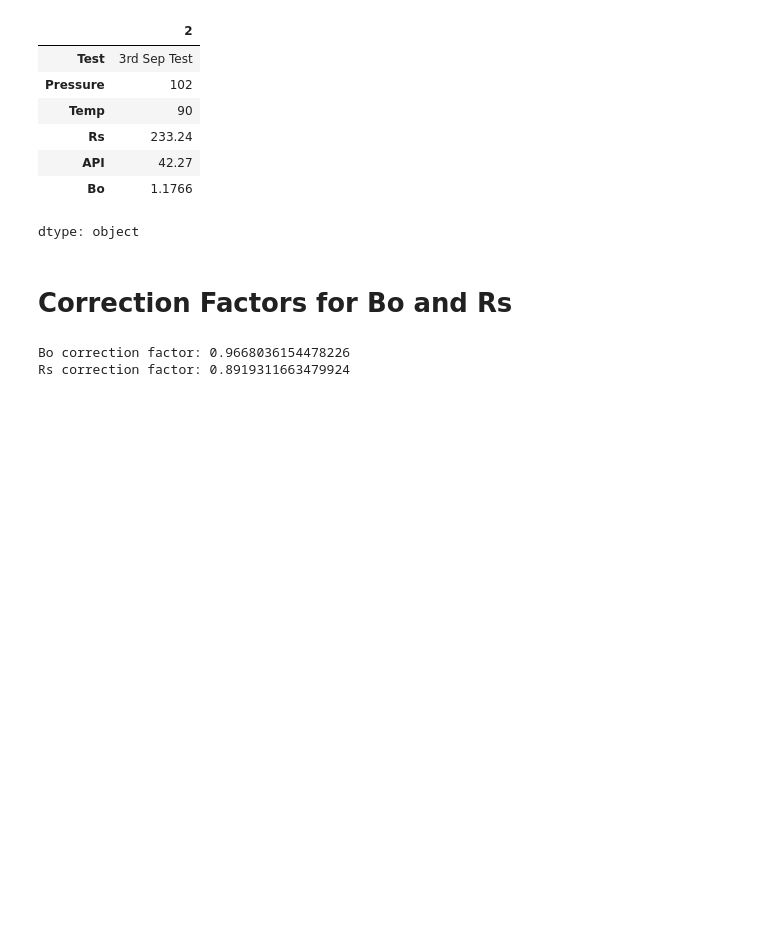
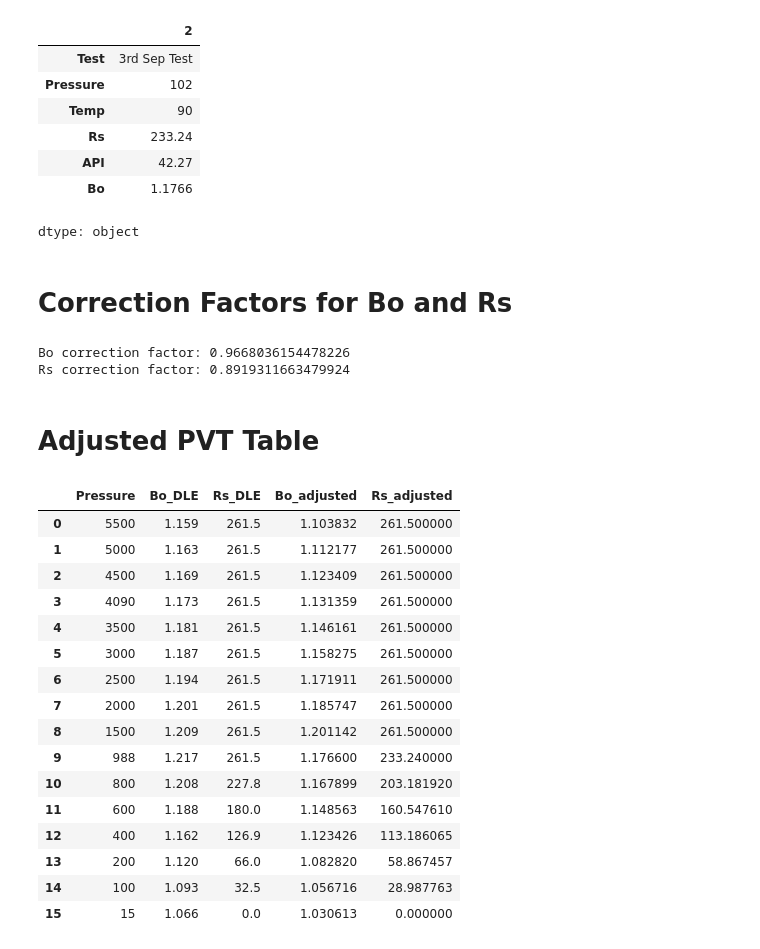
Before and after one commit to Calebchike/PVT-Extraction-Adjustment-Project, a Jupyter notebook: PVT_workbook_extraction.ipynb, the cells around one changed output. Cells and saved outputs as stored; diff of their text form; code cells hidden in the pictures; blank space fills up the shorter version.

Commit message:
Added Adjusted PVT Table

```diff
--- a/PVT_workbook_extraction.ipynb
+++ b/PVT_workbook_extraction.ipynb
@@ -89,3 +90,55 @@ print(f"Rs correction factor: {Rs_correction_factor}")
 # %% [output]
 Bo correction factor: 0.9668036154478226
 Rs correction factor: 0.8919311663479924
+# %% [markdown]
+# **Adjusted PVT Table**
+# %%
+adjusted_pvt_df = pd.DataFrame({
+    'Pressure': dle_df['Pressure'],
+    'Bo_DLE': dle_df['Bo'],
+    'Rs_DLE': dle_df['Rs'],
+})
+
+pb_value = dle_Pb['Pressure'].item()
+
+# Create a Series of 'Relative Volume' from cce_df, indexed by 'Pressure'
+# Then reindex it to match the 'Pressure' values in dle_df.
+# Finally, reset the index to a default RangeIndex to align with adjusted_pvt_df.
+cce_relative_volume_aligned = cce_df.set_index('Pressure')['Relative Volume'].reindex(dle_df['Pressure']).reset_index(drop=True)
+
+# Define the condition for when to use CCE-based adjustment (Pressure > Bubble Point)
+condition_cce_adjustment = adjusted_pvt_df['Pressure'] > pb_value
+
+# Calculate Bo_adjusted using np.where for row-wise conditional logic
+adjusted_pvt_df['Bo_adjusted'] = np.where(
+    condition_cce_adjustment,
+    adjusted_pvt_df['Bo_DLE'] * cce_relative_volume_aligned, # For P > Pb, use CCE Relative Volume
+    adjusted_pvt_df['Bo_DLE'] * Bo_correction_factor         # For P <= Pb, use Bo_correction_factor
+)
+
+# Calculate Rs_adjusted using np.where for row-wise conditional logic
+adjusted_pvt_df['Rs_adjusted'] = np.where(
+    condition_cce_adjustment,
+    adjusted_pvt_df['Rs_DLE'],                               # For P > Pb, Rs remains Rs_DLE
+    adjusted_pvt_df['Rs_DLE'] * Rs_correction_factor         # For P <= Pb, use Rs_correction_factor
+)
+
+adjusted_pvt_df
+# %% [output]
+|  | Pressure | Bo_DLE | Rs_DLE | Bo_adjusted | Rs_adjusted |
+| 0 | 5500 | 1.159 | 261.5 | 1.103832 | 261.500000 |
+| 1 | 5000 | 1.163 | 261.5 | 1.112177 | 261.500000 |
+| 2 | 4500 | 1.169 | 261.5 | 1.123409 | 261.500000 |
+| 3 | 4090 | 1.173 | 261.5 | 1.131359 | 261.500000 |
+| 4 | 3500 | 1.181 | 261.5 | 1.146161 | 261.500000 |
+| 5 | 3000 | 1.187 | 261.5 | 1.158275 | 261.500000 |
+| 6 | 2500 | 1.194 | 261.5 | 1.171911 | 261.500000 |
+| 7 | 2000 | 1.201 | 261.5 | 1.185747 | 261.500000 |
+| 8 | 1500 | 1.209 | 261.5 | 1.201142 | 261.500000 |
+| 9 | 988 | 1.217 | 261.5 | 1.176600 | 233.240000 |
+| 10 | 800 | 1.208 | 227.8 | 1.167899 | 203.181920 |
+| 11 | 600 | 1.188 | 180.0 | 1.148563 | 160.547610 |
+| 12 | 400 | 1.162 | 126.9 | 1.123426 | 113.186065 |
+| 13 | 200 | 1.120 | 66.0 | 1.082820 | 58.867457 |
+| 14 | 100 | 1.093 | 32.5 | 1.056716 | 28.987763 |
+| 15 | 15 | 1.066 | 0.0 | 1.030613 | 0.000000 |
```
Also changed, not shown: parts of 1 cell of this notebook.
